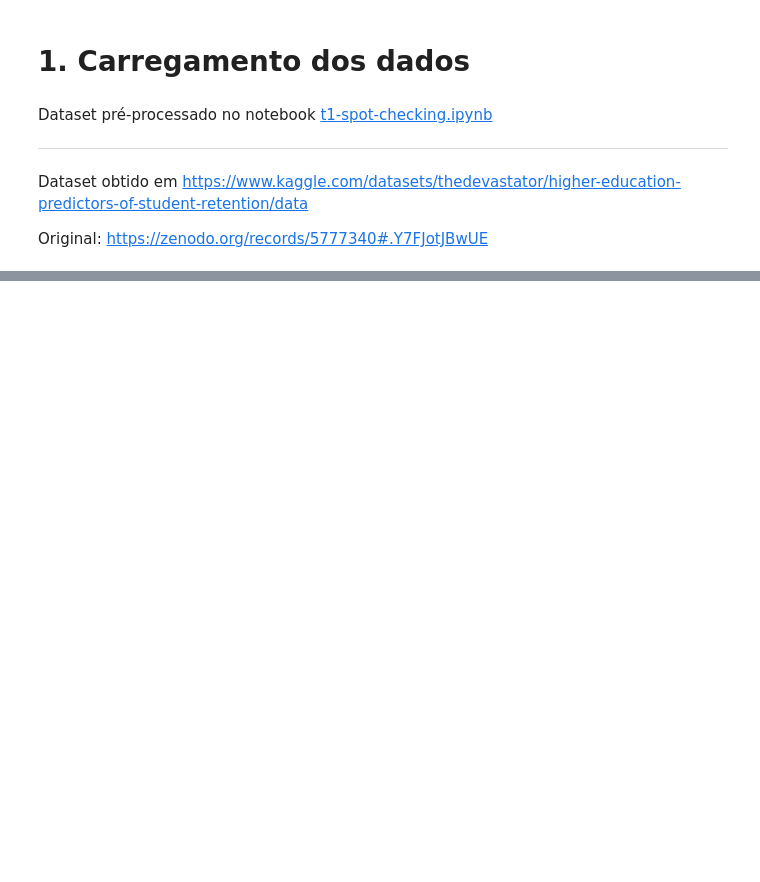
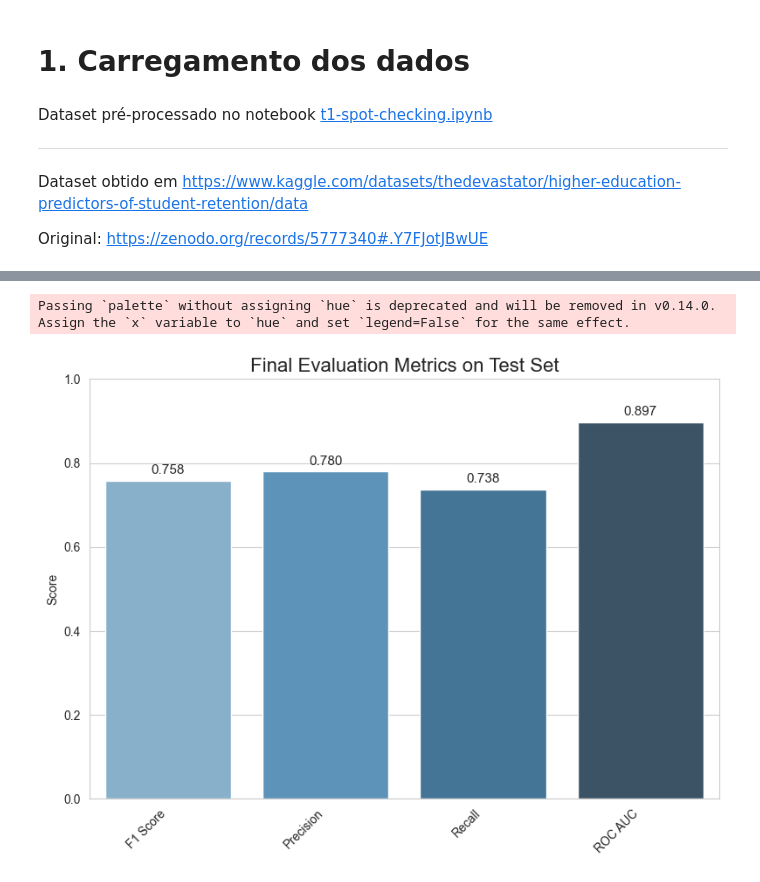
Before and after one commit to leonardoazzi/ipp-student-dropout, a Jupyter notebook: src/t2-otimizacao.ipynb, the cells around one changed output, grey strips where cells are left out. Drawn from its saved outputs; the diff is of its cells as text; code cells hidden in the pictures; blank space fills up the shorter version.

```diff
--- a/src/t2-otimizacao.ipynb
+++ b/src/t2-otimizacao.ipynb
@@ -510,0 +705,29 @@ plt.show()
+# %%
+# Convert final_results into a DataFrame for easy plotting
+final_results_df = pd.DataFrame(list(final_results.items()), columns=['Metric', 'Value'])
+
+# Set a style for seaborn
+sns.set_style("whitegrid")
+
+# Create a figure and axes
+plt.figure(figsize=(8, 6))
+
+# Plot the bar chart
+sns.barplot(x='Metric', y='Value', data=final_results_df, palette='Blues_d')
+
+# Add labels and title
+plt.title("Final Evaluation Metrics on Test Set", fontsize=16)
+plt.ylim(0, 1.0)
+for index, row in final_results_df.iterrows():
+    plt.text(index, row['Value'] + 0.01, f"{row['Value']:.3f}",
+             ha='center', va='bottom', fontsize=11)
+
+plt.xlabel("")
+plt.ylabel("Score")
+plt.xticks(rotation=45, ha='right')
+
+plt.tight_layout()
+plt.show()
+# %% [output]
+Passing `palette` without assigning `hue` is deprecated and will be removed in v0.14.0. Assign the `x` variable to `hue` and set `legend=False` for the same effect.
+[figure, added]
```
Also changed, not shown: parts of 11 cells of this notebook.
